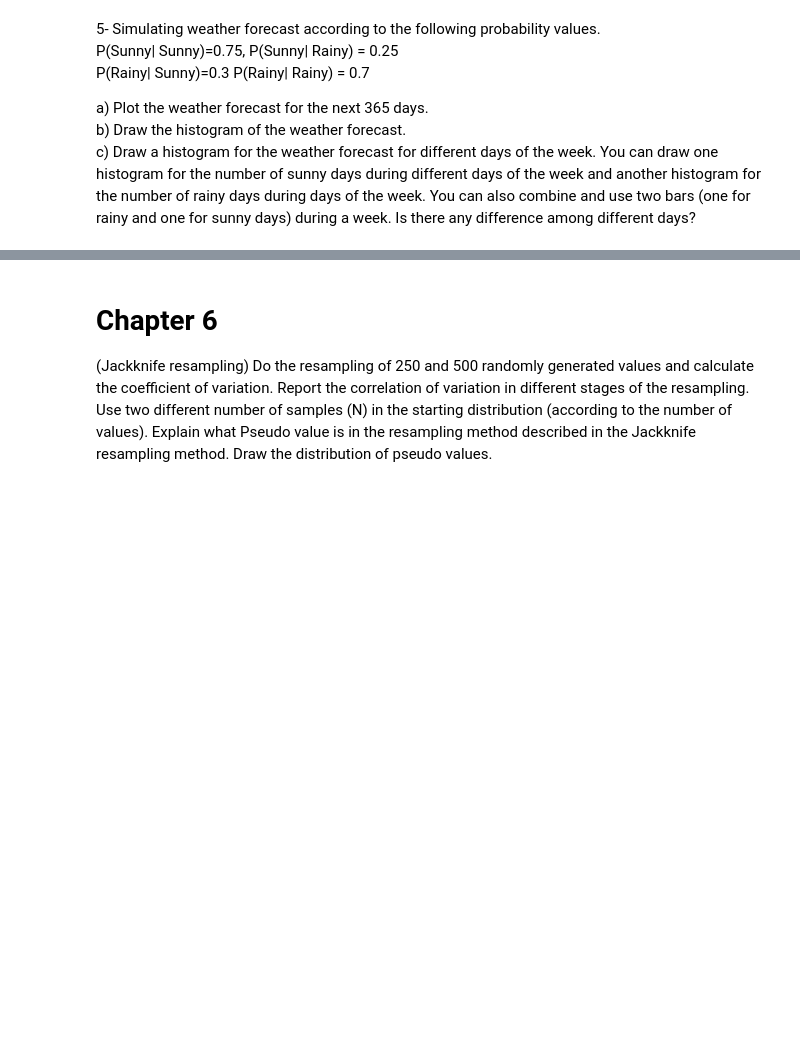
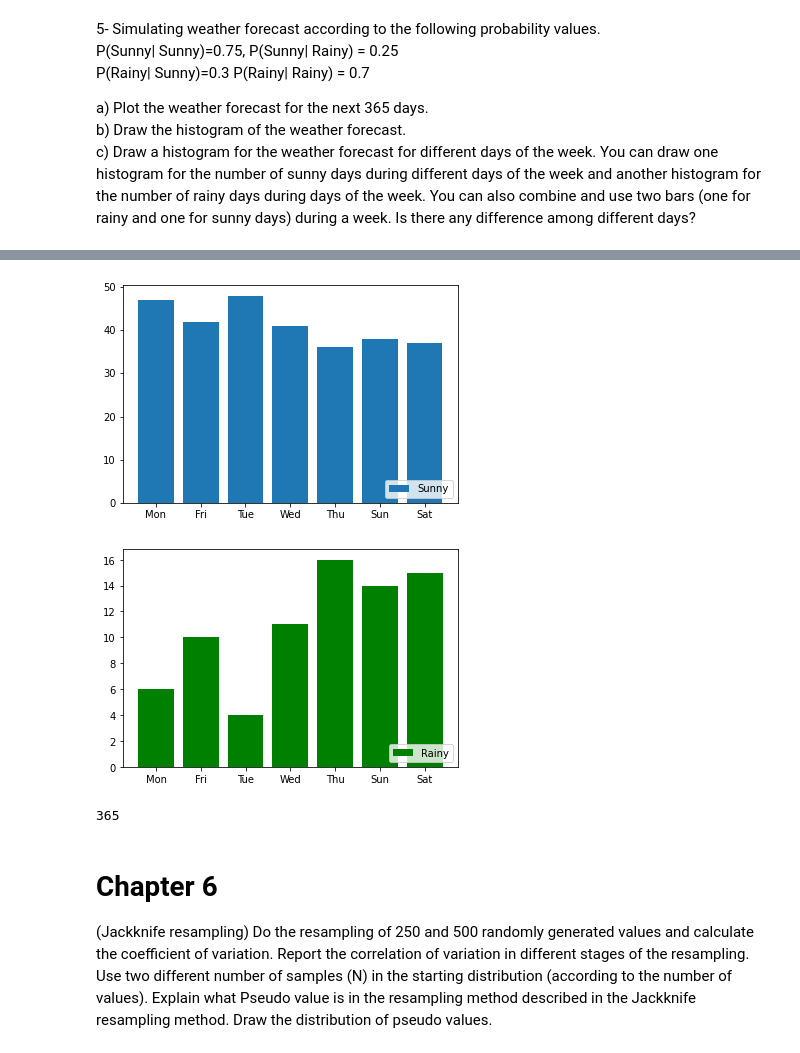
Before and after one commit to twyunting/CSC-632_Intro-to-Simulation-and-Modeling, a Jupyter notebook: homeworks/hw2/CSC-632 HW2_Coding_Yunting Chiu.ipynb, the cells around one changed output, grey strips where cells are left out. Saved outputs shown, nothing was run; the diff lists cells and outputs as text; code cells hidden in the pictures; blank space fills up the shorter version.

```diff
--- a/homeworks/hw2/CSC-632 HW2_Coding_Yunting Chiu.ipynb
+++ b/homeworks/hw2/CSC-632 HW2_Coding_Yunting Chiu.ipynb
@@ -406,7 +410,7 @@ plt.show()
 # %%
 # Draw a histogram for the weather forecast for different days of the week
 
-AYear = [TodayPrediction] + WeatherForecasting # combined TodayPrediction and next 364 days
+AYear = WeatherForecasting # predict 365 days
 # print(len(AYear))
 
 Mon=[0,0]
@@ -447,33 +451,38 @@ for idx,i in enumerate(AYear):
     if i=="Sunny":
       Sat[0]+=1
     if i=="Rainy":
       Sat[1]+=1
   if idx%7==6:
     if i=="Sunny":
       Sun[0]+=1
     if i=="Rainy":
       Sun[1]+=1
 
 bars = {'Mon','Tue','Wed','Thu','Fri','Sat','Sun'}
 Week = [Mon, Tue, Wed, Thu, Fri, Sat, Sun]
 WeekSunny = [Mon[0], Tue[0], Wed[0], Thu[0], Fri[0], Sat[0], Sun[0]]
 WeekRainy = [Mon[1], Tue[1], Wed[1], Thu[1], Fri[1], Sat[1], Sun[1]]
 
 # Sunny
 y=np.arange(7)
 plt.figure()
 plt.bar(y, WeekSunny, tick_label = ["Mon, Tue, Wed, Thu, Fri, Sat, Sun"])
 plt.xticks(y, bars)
 plt.legend(["Sunny", "Rainy"], loc ="lower right")
 plt.show()
 
 # Rainy
 y=np.arange(7)
 plt.figure()
 plt.bar(y,WeekRainy, color = "green")
 plt.xticks(y, bars)
 plt.legend(["Rainy"], loc ="lower right")
 plt.show()
+# print(len(AYear))
+# %% [output]
+[figure, added]
+[figure, added]
+365
 # %% [markdown]
 # Chapter 6
 (Jackknife resampling) Do the resampling of 250 and 500 randomly generated values and calculate the coefficient of variation. Report the correlation of variation in different stages of the resampling. Use two different number of samples (N) in the starting distribution (according to the number of values). Explain what Pseudo value is in the resampling method described in the Jackknife resampling method. Draw the distribution of pseudo values.
```
Also changed, not shown: parts of 5 cells of this notebook.
